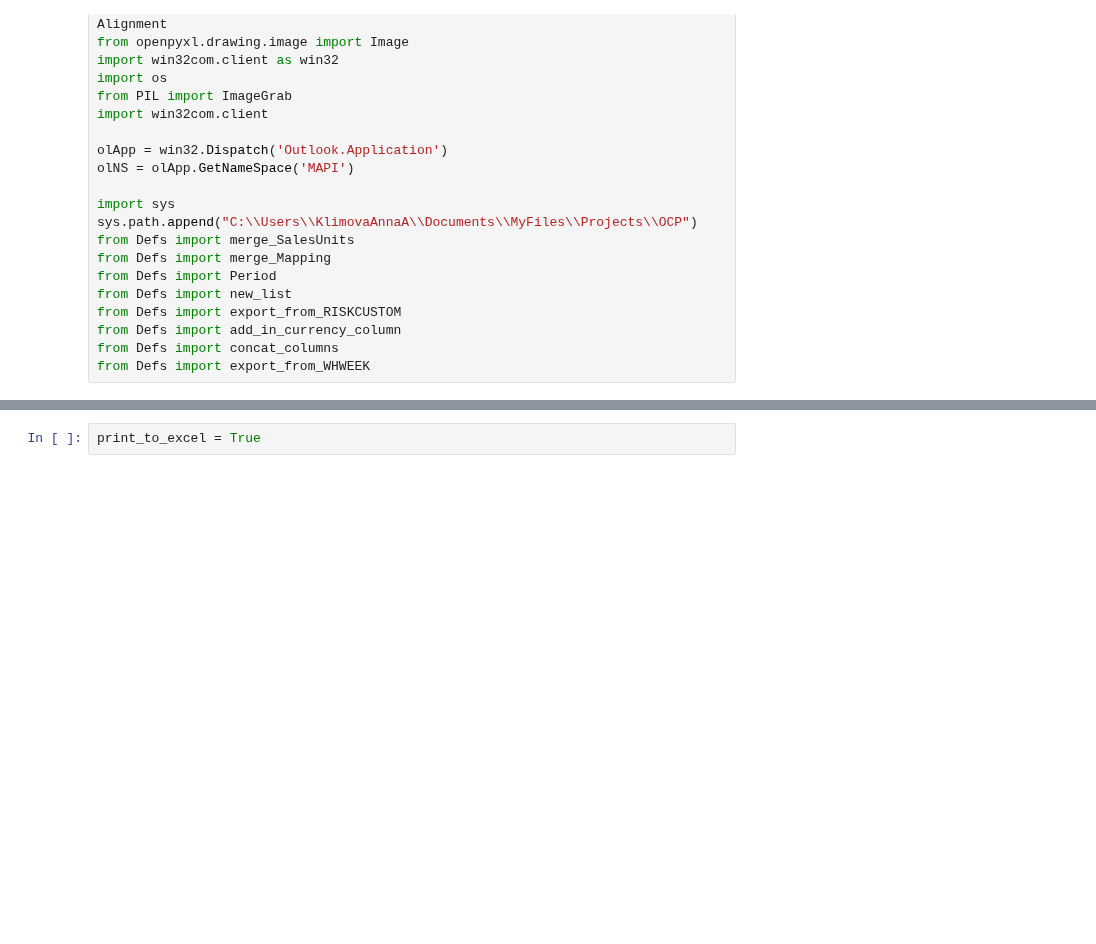
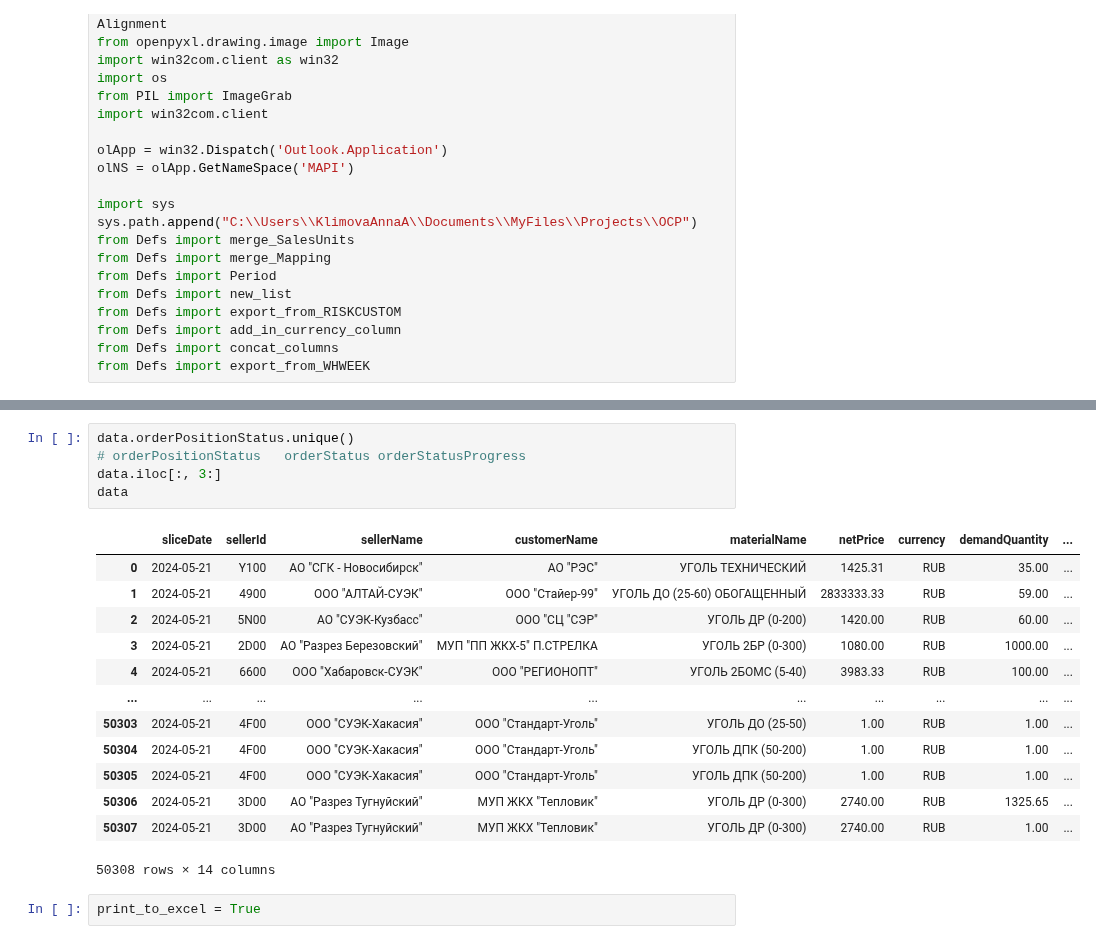
Before and after one commit to Lirollel/Work_AIM_Jupyter-Python-Pandas, a Jupyter notebook: OCP/Testing_bd/Coal.ipynb, the cells around one changed output, grey strips where cells are left out. Drawn from its saved outputs; the diff is of its cells as text; blank space fills up the shorter version.

```diff
--- a/OCP/Testing_bd/Coal.ipynb
+++ b/OCP/Testing_bd/Coal.ipynb
@@ -36,3 +48,22 @@ data=export_from_WHWEEK(query)
+# %%
+data.orderPositionStatus.unique()
+# orderPositionStatus	orderStatus	orderStatusProgress
+data.iloc[:, 3:]
+data
+# %% [output]
+|  | sliceDate | sellerId | sellerName | customerName | materialName | netPrice | currency | demandQuantity | ... |
+| 0 | 2024-05-21 | Y100 | АО "СГК - Новосибирск" | АО "РЭС" | УГОЛЬ ТЕХНИЧЕСКИЙ | 1425.31 | RUB | 35.00 | ... |
+| 1 | 2024-05-21 | 4900 | ООО "АЛТАЙ-СУЭК" | ООО "Стайер-99" | УГОЛЬ ДО (25-60) ОБОГАЩЕННЫЙ | 2833333.33 | RUB | 59.00 | ... |
+| 2 | 2024-05-21 | 5N00 | АО "СУЭК-Кузбасс" | ООО "СЦ "СЭР" | УГОЛЬ ДР (0-200) | 1420.00 | RUB | 60.00 | ... |
+| 3 | 2024-05-21 | 2D00 | АО "Разрез Березовский" | МУП "ПП ЖКХ-5" П.СТРЕЛКА | УГОЛЬ 2БР (0-300) | 1080.00 | RUB | 1000.00 | ... |
+| 4 | 2024-05-21 | 6600 | ООО "Хабаровск-СУЭК" | ООО "РЕГИОНОПТ" | УГОЛЬ 2БОМС (5-40) | 3983.33 | RUB | 100.00 | ... |
+| ... | ... | ... | ... | ... | ... | ... | ... | ... | ... |
+| 50303 | 2024-05-21 | 4F00 | ООО "СУЭК-Хакасия" | ООО "Стандарт-Уголь" | УГОЛЬ ДО (25-50) | 1.00 | RUB | 1.00 | ... |
+| 50304 | 2024-05-21 | 4F00 | ООО "СУЭК-Хакасия" | ООО "Стандарт-Уголь" | УГОЛЬ ДПК (50-200) | 1.00 | RUB | 1.00 | ... |
+| 50305 | 2024-05-21 | 4F00 | ООО "СУЭК-Хакасия" | ООО "Стандарт-Уголь" | УГОЛЬ ДПК (50-200) | 1.00 | RUB | 1.00 | ... |
+| 50306 | 2024-05-21 | 3D00 | АО "Разрез Тугнуйский" | МУП ЖКХ "Тепловик" | УГОЛЬ ДР (0-300) | 2740.00 | RUB | 1325.65 | ... |
+| 50307 | 2024-05-21 | 3D00 | АО "Разрез Тугнуйский" | МУП ЖКХ "Тепловик" | УГОЛЬ ДР (0-300) | 2740.00 | RUB | 1.00 | ... |
+50308 rows × 14 columns
 # %%
 print_to_excel = True
 # %%
```
Also changed, not shown: parts of 4 cells of this notebook, 7 other files.
